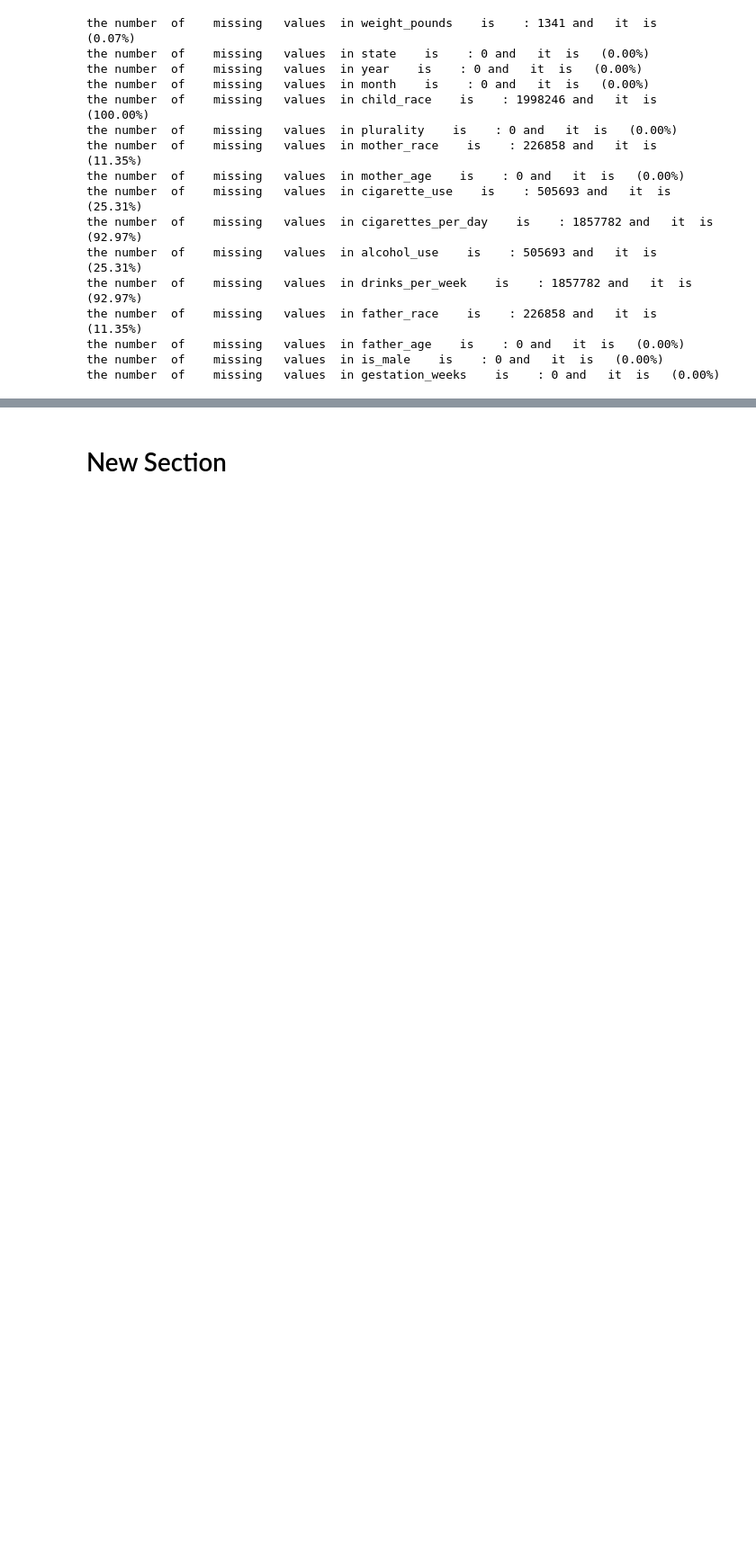
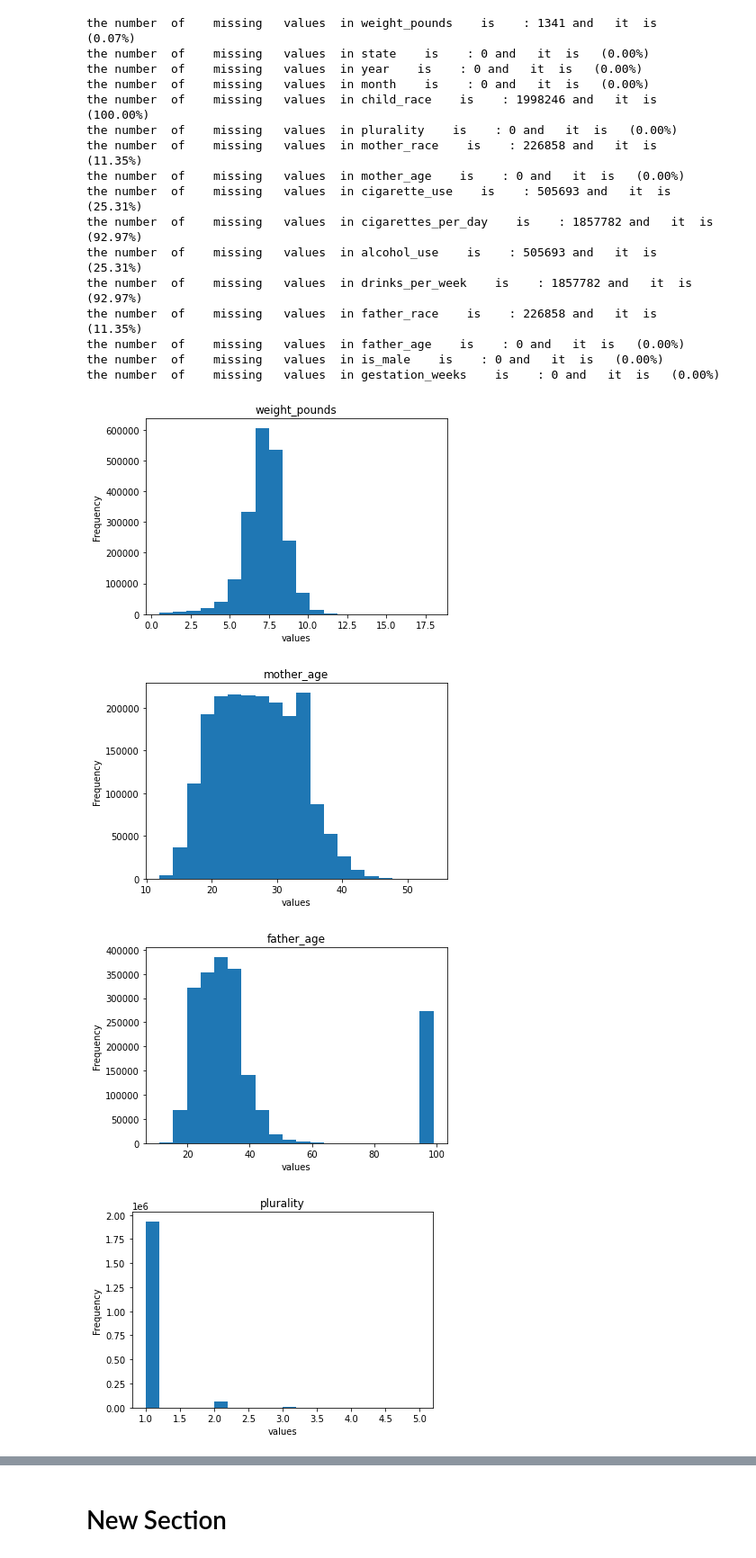
Before and after one commit to sashaTen/exploretary_data_analysis_in_marketing, a Jupyter notebook: Untitled0.ipynb, the cells around one changed output, grey strips where cells are left out. Shown: that part at 90% size. Saved outputs shown, nothing was run; the diff lists cells and outputs as text; code cells hidden in the pictures; blank space fills up the shorter version.

```diff
--- a/Untitled0.ipynb
+++ b/Untitled0.ipynb
@@ -86,3 +114,21 @@ the number  of    missing   values  in father_race    is    : 226858 and   it  i
 the number  of    missing   values  in father_age    is    : 0 and   it  is   (0.00%)
 the number  of    missing   values  in is_male    is    : 0 and   it  is   (0.00%)
 the number  of    missing   values  in gestation_weeks    is    : 0 and   it  is   (0.00%)
+# %%
+list_of_continious_date  = [ df["weight_pounds"],df["mother_age"] ,   df["father_age"] ,   df["plurality"] ,   df["year"]]
+
+for  feature  in list_of_continious_date:
+  plt.hist(feature, bins=20)
+
+# Set the axis labels and title
+  plt.xlabel('values')
+  plt.ylabel('Frequency')
+  plt.title(feature.name)
+
+# Show the plot
+  plt.show()
+# %% [output]
+[figure, added]
+[figure, added]
+[figure, added]
+[figure, added]
```
Also changed, not shown: parts of 10 cells of this notebook.
